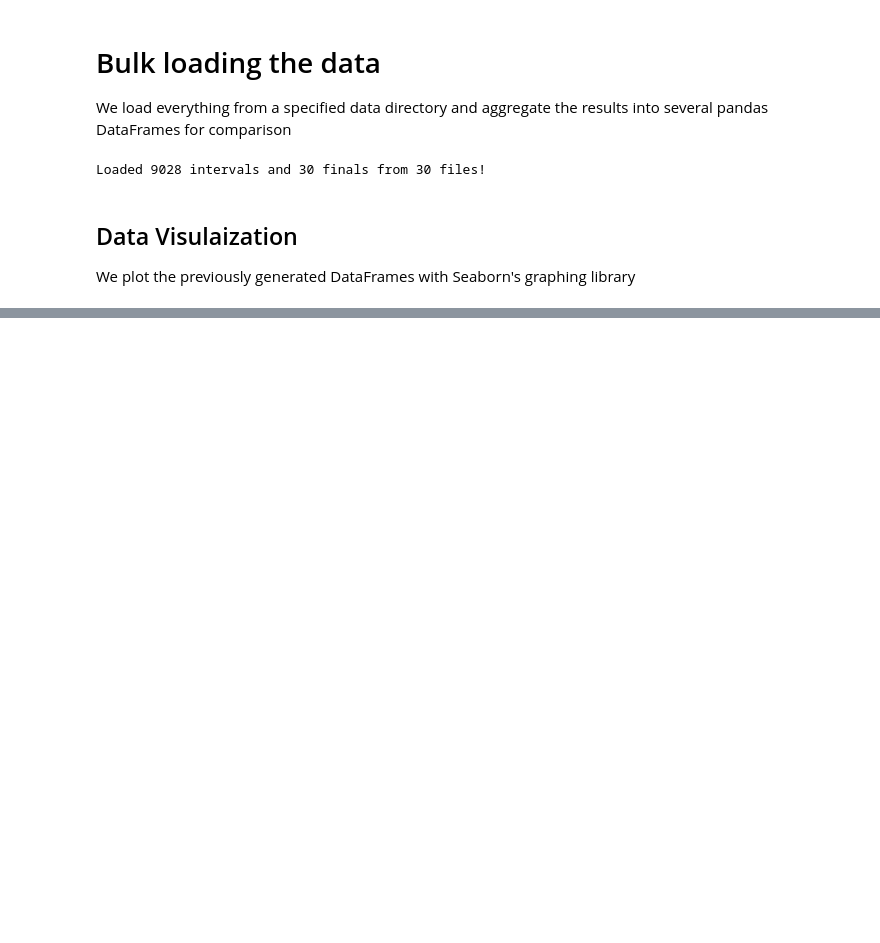
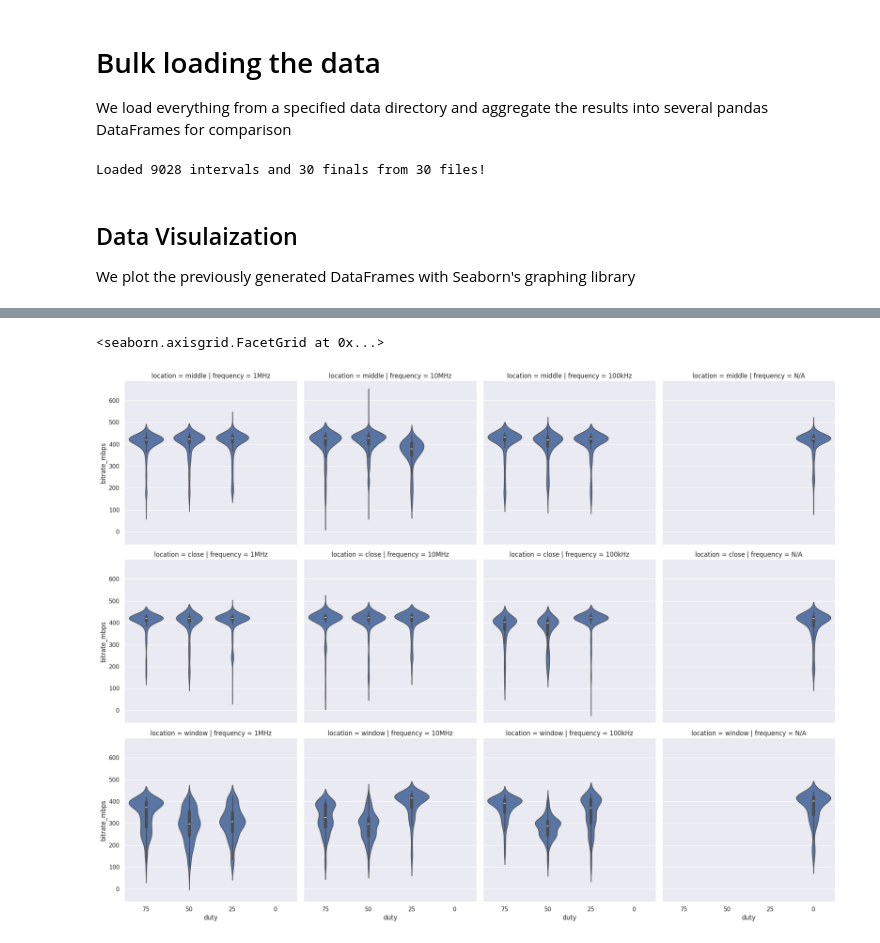
Before and after one commit to jehuddleston/en601616finalproject, a Jupyter notebook: scripts/compare.ipynb, the cells around one changed output, grey strips where cells are left out. Drawn from its saved outputs; the diff is of its cells as text; code cells hidden in the pictures; blank space fills up the shorter version.

```diff
--- a/scripts/compare.ipynb
+++ b/scripts/compare.ipynb
@@ -300,0 +306,6 @@ fig._legend.set_title("Freq, Duty Rate (%)")
+# %%
+sns.catplot(data=intervals, x='duty', y='bitrate_mbps',
+            row='location', col='frequency', kind='violin')
+# %% [output]
+<seaborn.axisgrid.FacetGrid at 0x...>
+[figure, added]
```
Also changed, not shown: parts of 7 cells of this notebook.
